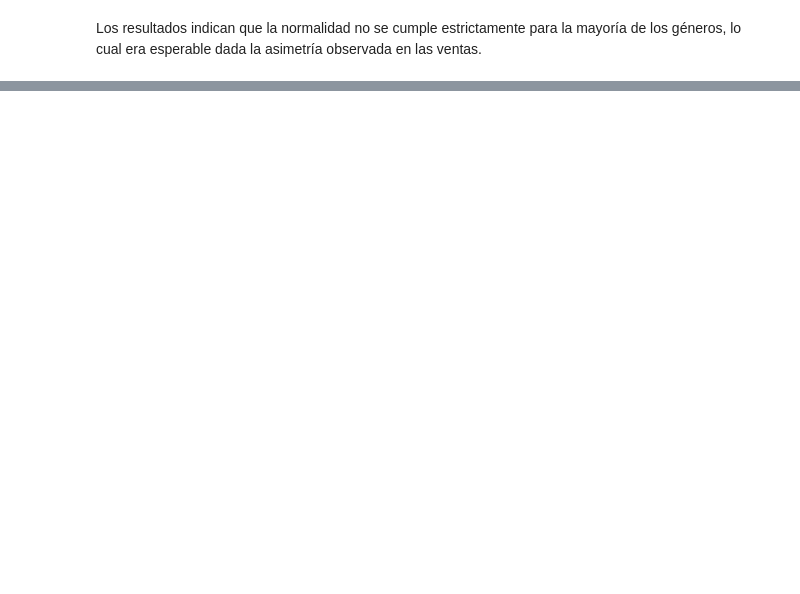
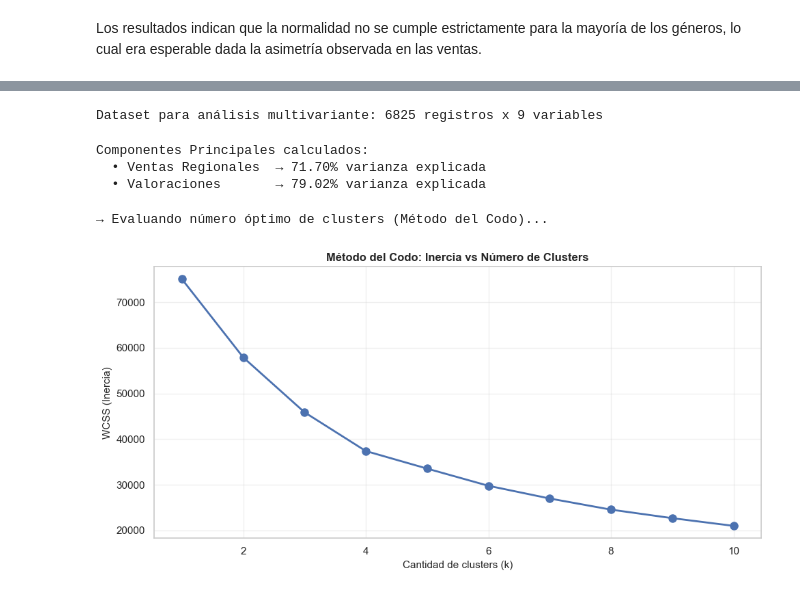
Before and after one commit to Luminara-03/Proyecto-Estadistica-Matematica, a Jupyter notebook: Proyecto_Estadistica_Sheila_C312.ipynb, the cells around one changed output, grey strips where cells are left out. Saved outputs shown, nothing was run; the diff lists cells and outputs as text; code cells hidden in the pictures; blank space fills up the shorter version.

```diff
--- a/Proyecto_Estadistica_Sheila_C312.ipynb
+++ b/Proyecto_Estadistica_Sheila_C312.ipynb
@@ -320,4 +781,0 @@ Dado que las variables de valoración son fundamentales para el análisis, se op
-# %%
-df_clean = df_selected.dropna()
-print(f"Registros después de eliminar valores faltantes: {df_clean.shape}")
-print(f"Forma final del dataset: {df_clean.shape[0]} registros × {df_clean.shape[1]} columnas")
@@ -331,7 +781,0 @@ La variable User_Score se encuentra almacenada como texto, por lo que se convier
-# %%
-df_clean['User_Score'] = pd.to_numeric(
-    df_clean['User_Score'],
-    errors='coerce'
-)
-
-df_clean = df_clean.dropna(subset=['User_Score'])
@@ -358,2 +781,0 @@ Debido a la asimetría positiva observada en la variable de ventas globales, se
-# %%
-df_clean['Log_Global_Sales'] = np.log1p(df_clean['Global_Sales'])
@@ -778,0 +1033,67 @@ Cluster
+# %%
+from sklearn.preprocessing import StandardScaler
+from sklearn.cluster import KMeans
+from sklearn.metrics import silhouette_score
+from sklearn.decomposition import PCA
+import matplotlib.pyplot as plt
+
+# Preparar datos
+cols_clustering = ['NA_Sales','EU_Sales','JP_Sales','Other_Sales','Critic_Score',
+                   'User_Score', 'Critic_Count','User_Count','Global_Sales']
+
+df_cluster = df_clean[cols_clustering].copy()
+df_cluster = df_cluster.apply(pd.to_numeric, errors='coerce')
+df_cluster = df_cluster.dropna()
+
+print(f"Dataset para análisis multivariante: {df_cluster.shape[0]} registros x {df_cluster.shape[1]} variables\n")
+# %% [output]
+Dataset para análisis multivariante: 6825 registros x 9 variables
+# %%
+# PCA - Componentes temáticas
+regional_cols = ['NA_Sales','EU_Sales','JP_Sales','Other_Sales']
+scaler_reg = StandardScaler()
+regional_scaled = scaler_reg.fit_transform(df_cluster[regional_cols])
+
+pca_reg = PCA(n_components=1)
+df_cluster["Ventas_Regionales_PC"] = pca_reg.fit_transform(regional_scaled)
+
+valoracion_cols = ['Critic_Score', 'User_Score']
+scaler_val = StandardScaler()
+valoracion_scaled = scaler_val.fit_transform(df_cluster[valoracion_cols])
+
+pca_val = PCA(n_components=1)
+df_cluster["Valoracion_PC"] = pca_val.fit_transform(valoracion_scaled)
+
+print("Componentes Principales calculados:")
+print(f"  • Ventas Regionales  → {pca_reg.explained_variance_ratio_[0]:.2%} varianza explicada")
+print(f"  • Valoraciones       → {pca_val.explained_variance_ratio_[0]:.2%} varianza explicada\n")
+# %% [output]
+Componentes Principales calculados:
+  • Ventas Regionales  → 71.70% varianza explicada
+  • Valoraciones       → 79.02% varianza explicada
+# %%
+# Escalado para K-Means
+scaler = StandardScaler()
+scaler_data = scaler.fit_transform(df_cluster)
+
+# Método del Codo
+print("→ Evaluando número óptimo de clusters (Método del Codo)...\n")
+wcss = []
+k_range = range(1, 11)
+
+for k in k_range:
+    km = KMeans(n_clusters=k, n_init=10, random_state=42)
+    km.fit(scaler_data)
+    wcss.append(km.inertia_)
+
+plt.figure(figsize=(10, 5))
+plt.plot(k_range, wcss, marker='o', linewidth=2, markersize=8)
+plt.title('Método del Codo: Inercia vs Número de Clusters', fontsize=12, fontweight='bold')
+plt.xlabel('Cantidad de clusters (k)', fontsize=11)
+plt.ylabel('WCSS (Inercia)', fontsize=11)
+plt.grid(True, alpha=0.3)
+plt.tight_layout()
+plt.show()
+# %% [output]
+→ Evaluando número óptimo de clusters (Método del Codo)...
+[figure, added]
```
Also changed, not shown: parts of 83 cells of this notebook, 1 other file.
